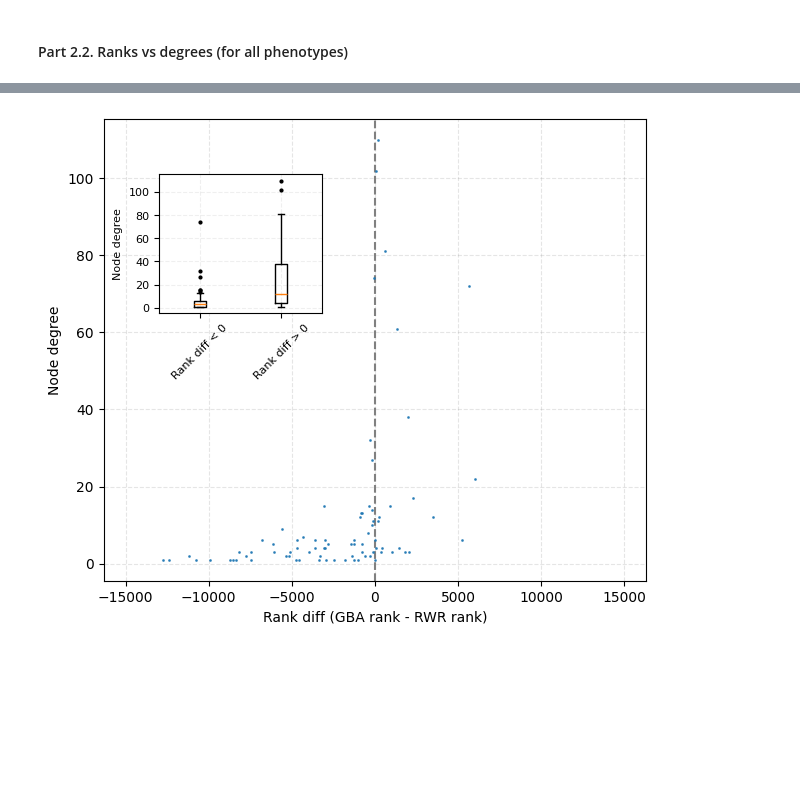
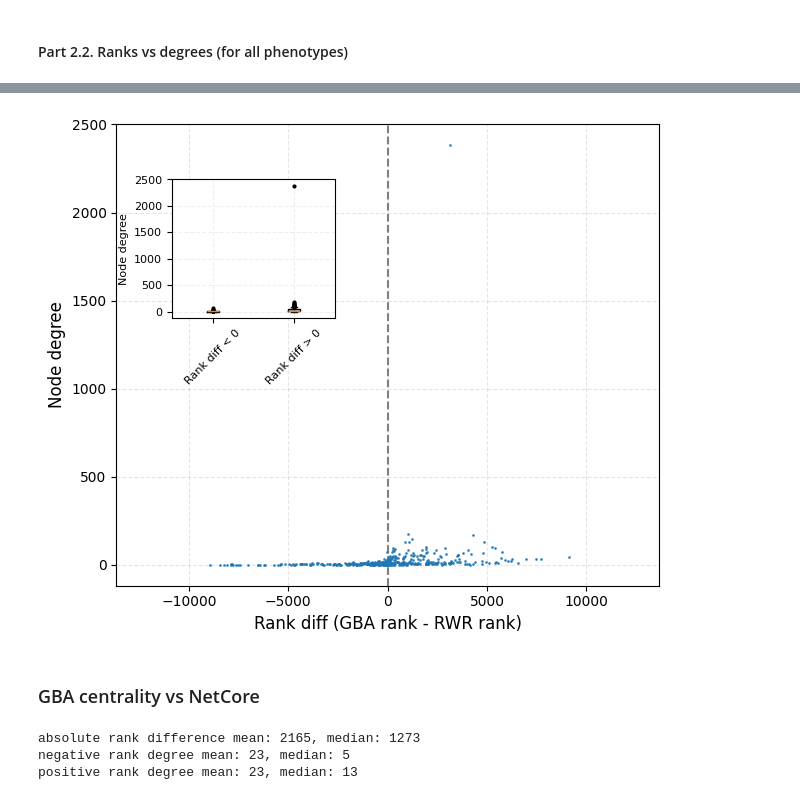
Before and after one commit to jedrzejkubica/GBA-centrality-validation, a Jupyter notebook: validation.ipynb, the cells around one changed output, grey strips where cells are left out. Cells and saved outputs as stored; diff of their text form; code cells hidden in the pictures; blank space fills up the shorter version.

```diff
--- a/validation.ipynb
+++ b/validation.ipynb
@@ -649,12 +726,12 @@ assert len(protein2rank_GBA) == len(protein2rank_RWR) == len(protein2rank_NetCor
 # %%
-ranks_RWR = []
+ranks_multixrank = []
 ranks_GBA = []
-ranks_NetCore = []
+ranks_netcore = []
 
-for gene in protein2rank_RWR:
-    ranks_RWR.append(protein2rank_RWR[gene])
+for gene in protein2rank_multixrank:
+    ranks_multixrank.append(protein2rank_multixrank[gene])
     ranks_GBA.append(protein2rank_GBA[gene])
-    ranks_NetCore.append(protein2rank_NetCore[gene])
+    ranks_netcore.append(protein2rank_netcore[gene])
 # %%
 # generate ranks with a random classifier
 # use the integers method of a Generator instance instead of numpy.random.randint
@@ -663,7 +740,7 @@ rng = numpy.random.default_rng()
 
 # 1D numpy array for left-out known causal gene ranks
 # size=len(left-out genes)
-ranks_random = numpy.zeros(len(protein2rank_RWR), dtype=numpy.uint64)
+ranks_random = numpy.zeros(len(protein2rank_multixrank), dtype=numpy.uint64)
 
 n = 10000
 for i in range(n):
@@ -677,15 +754,15 @@ for j in range(len(ranks_random)):
     avg_rank = ranks_random[j] / n
     ranks_random[j] = avg_rank
 # %%
-curve_RWR = []
+curve_multixrank = []
 curve_GBA = []
-curve_Netcore = []
+curve_netcore = []
 curve_random = []
 
 for i in range(len(interactome)):
-    curve_RWR.append(sum(rank <= i for rank in ranks_RWR))
+    curve_multixrank.append(sum(rank <= i for rank in ranks_multixrank))
     curve_GBA.append(sum(rank <= i for rank in ranks_GBA))
-    curve_Netcore.append(sum(rank <= i for rank in ranks_NetCore))
+    curve_netcore.append(sum(rank <= i for rank in ranks_netcore))
     curve_random.append(sum(rank <= i for rank in ranks_random))
 # %%
 AUC_GBA = AUC(curve_GBA)
@@ -791,18 +897,21 @@ MMAF node degree mean 12, median 4
 # %%
 ranks_GBA = []
 ranks_RWR = []
+ranks_NetCore = []
 node_degrees = []
 
-for phenotype in ["MMAF"]:
-    LEAVE_ONE_OUT_RANKS_FILE = f"/home/kubicaj/GBA-output/{phenotype}/alpha{alpha}/ranks_LOO.tsv"
-    LEAVE_ONE_OUT_RWR_RANKS_FILE = f"/home/kubicaj/GBA-centrality-validation/run_MultiXrank/{phenotype}/RWR_ranks_LOO.tsv"
+for phenotype in ["MMAF", "NOA", "HYPCARD", "DYSCHROM"]:
+    LEAVE_ONE_OUT_RANKS_FILE = GBA_OUTPUT_DIR + f"{phenotype}/ranks_LOO.tsv"
+    LEAVE_ONE_OUT_RWR_RANKS_FILE = MULTIXRANK_OUTPUT_DIR + f"{phenotype}/ranks_LOO.tsv"
 
     protein2rank_GBA = parse_GBA_ranks(LEAVE_ONE_OUT_RANKS_FILE)
-    protein2rank_RWR = parse_RWR_ranks(LEAVE_ONE_OUT_RWR_RANKS_FILE)
+    protein2rank_multixrank = parse_multixrank_ranks(LEAVE_ONE_OUT_RWR_RANKS_FILE)
+    protein2rank_netcore = parse_netcore_ranks(phenotype, protein2rank_multixrank.keys(), interactome)
 
     for gene in protein2rank_GBA:
         ranks_GBA.append(protein2rank_GBA[gene])
-        ranks_RWR.append(protein2rank_RWR[gene])
+        ranks_RWR.append(protein2rank_multixrank[gene])
+        ranks_NetCore.append(protein2rank_netcore[gene])
         node_degrees.append(interactome.degree(gene))
 
-assert len(ranks_GBA) == len(ranks_RWR)
+assert len(ranks_GBA) == len(ranks_RWR) == len(ranks_NetCore)
@@ -832,26 +943,51 @@ positive rank degree mean: 28, median: 12
 # %%
 fig, ax = matplotlib.pyplot.subplots(figsize=(7, 6))
 
 ax.scatter(x=rank_diff, y=node_degrees, s=1, alpha=0.8, zorder=3)
 ax.set_xlim(-(len(interactome)), len(interactome))
 ax.axvline(0, color='grey', linestyle='--', linewidth=1.5, zorder=2)
 
-ax.set_xlabel("Rank diff (GBA rank - RWR rank)")
-ax.set_ylabel("Node degree")
+ax.set_xlabel("Rank diff (GBA rank - RWR rank)", fontsize=12)
+ax.set_ylabel("Node degree", fontsize=12)
 
 ax.grid(True, linestyle='--', which='major',
                    color='grey', alpha=0.2)
 
 inset = inset_axes(ax, width="30%", height="30%", loc=2, borderpad=4)
 
 inset.boxplot([negative_rank_degrees, positive_rank_degrees],
               flierprops=dict(marker='o', markersize=2, markerfacecolor='black'))
 inset.set_xticklabels(["Rank diff < 0", "Rank diff > 0"], fontsize=8, rotation=45)
 inset.set_ylabel("Node degree", fontsize=8)
 inset.tick_params(axis='y', labelsize=8)
 
 inset.grid(True, linestyle="--", alpha=0.2)
 if SAVE_FIGURES:
     matplotlib.pyplot.savefig(FIGURES_DIR + f"all_rank_vs_deg_GBA_vs_RWR", dpi=300)
 # %% [output]
-[figure, old version]
+[figure, new version]
+# %% [markdown]
+### GBA centrality vs NetCore
+# %%
+rank_diff = []
+rank_diff_abs = []
+negative_rank_degrees = []
+positive_rank_degrees = []
+
+for i in range(len(ranks_GBA)):
+    diff = ranks_GBA[i] - ranks_NetCore[i]
+    rank_diff.append(diff)
+    rank_diff_abs.append(abs(diff))
+
+    if diff < 0:
+        negative_rank_degrees.append(node_degrees[i])
+    else:
+        positive_rank_degrees.append(node_degrees[i])
+
+print(f"absolute rank difference mean: {round(statistics.mean(rank_diff_abs))}, median: {round(statistics.median(rank_diff_abs))}")
+print(f"negative rank degree mean: {round(statistics.mean(negative_rank_degrees))}, median: {round(statistics.median(negative_rank_degrees))}")
+print(f"positive rank degree mean: {round(statistics.mean(positive_rank_degrees))}, median: {round(statistics.median(positive_rank_degrees))}")
+# %% [output]
+absolute rank difference mean: 2165, median: 1273
+negative rank degree mean: 23, median: 5
+positive rank degree mean: 23, median: 13
```
Also changed, not shown: parts of 44 cells of this notebook.
